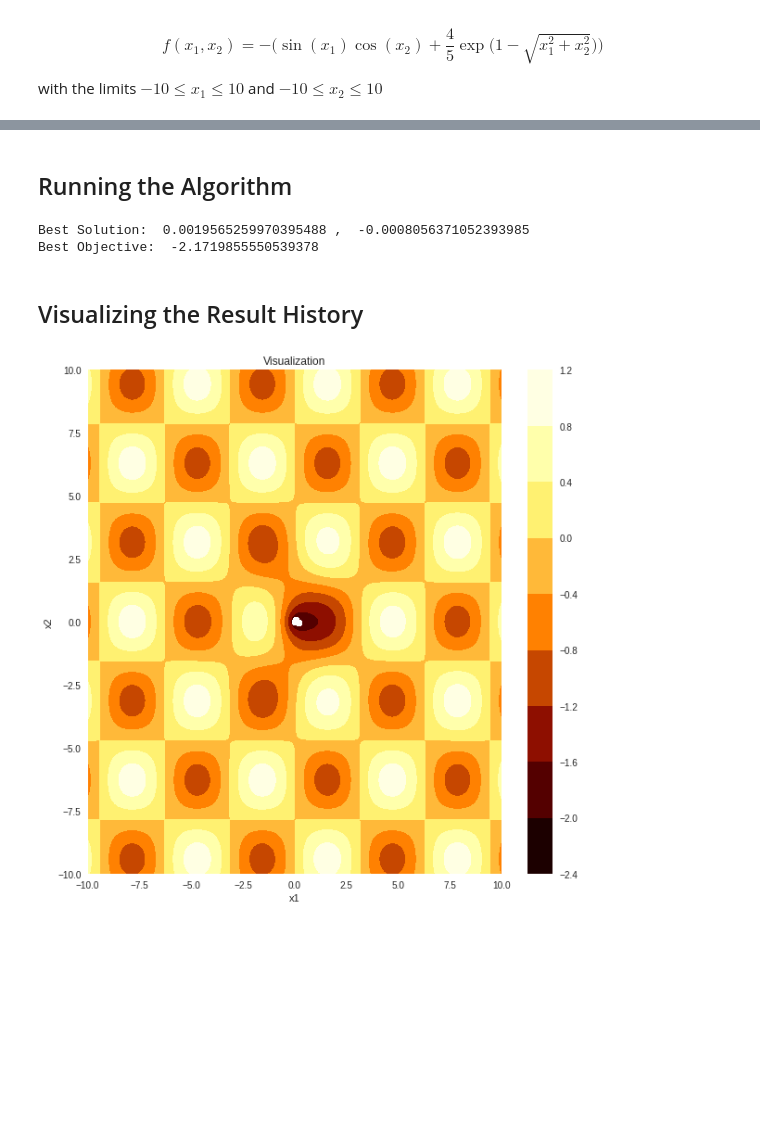
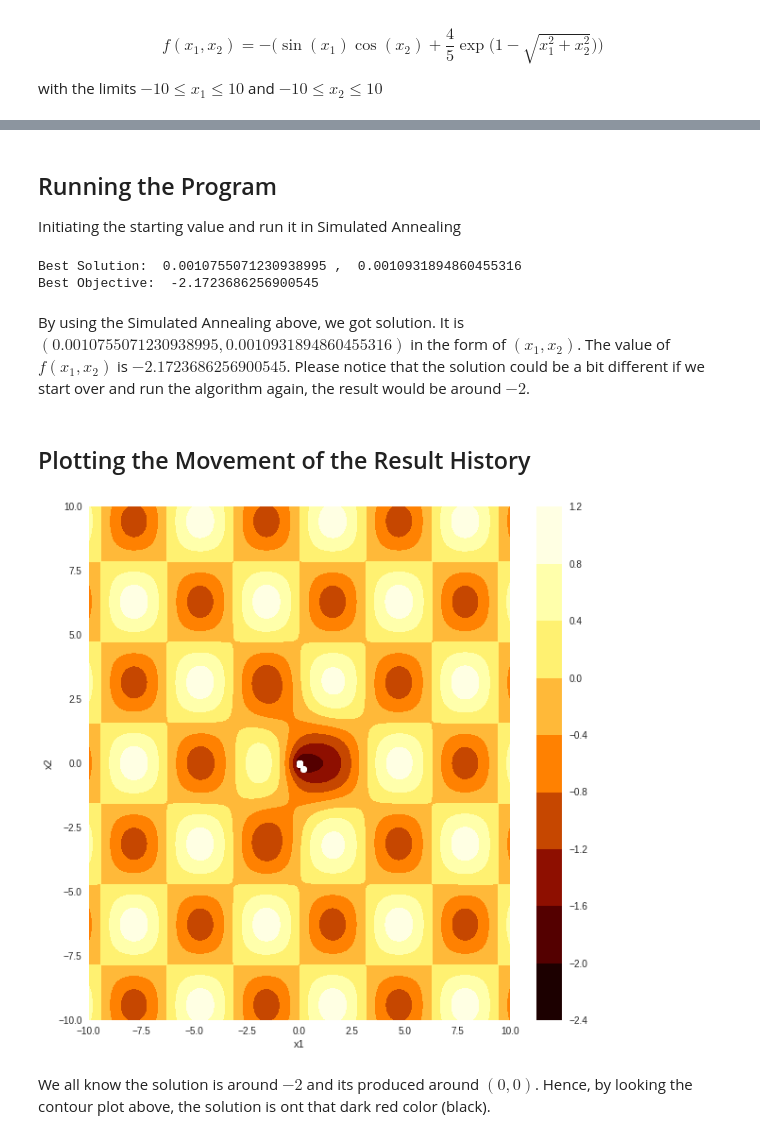
Before and after one commit to ehardi19/simannpy, a Jupyter notebook: simulated-annealing.ipynb, the cells around one changed output, grey strips where cells are left out. Saved outputs shown, nothing was run; the diff lists cells and outputs as text; code cells hidden in the pictures; blank space fills up the shorter version.

Commit message:
Making description of the result

```diff
--- a/simulated-annealing.ipynb
+++ b/simulated-annealing.ipynb
@@ -61,6 +77,10 @@ def acceptance_probability(delta_E, T):
 # %%
-# Main function of the simulated annealing algorithm
 def simulated_annealing(x1, x2, T):
+    """
+    Main function of the simulated annealing algorithm
+    that returning the best solution of given formula
+    """
+
     # Making an array to store the result history
     x1_history = []
     x2_history = []
@@ -71,9 +91,9 @@ def simulated_annealing(x1, x2, T):
     x2_best = x2
     E = E_best = f(x1, x2)
 
-    # Loop until temperature decreased to given value
+    # Loop until temperature decreased until 0.1 * 10^-256
     while T > 0.1e-256:
-        # Iterations
+        # Loop for 1000 times for every new temperature
         for _ in range(1000) :
             # Generate new solution
             x1_new = generate()
@@ -101,30 +121,34 @@ def simulated_annealing(x1, x2, T):
                 P = acceptance_probability(delta_E, T)
                 R = random.uniform(0, 1)
 
+                # Checking the acceptance probability of the current solution is good to try
                 if (R < P):
                     x1 = x1_new
                     x2 = x2_new
 
                     E = E_new
 
-        # Add the current best solution to history array for every annealing schedule
+        # Add the current best solution to history array for every cooling schedule
         x1_history.append(x1_best)
         x2_history.append(x2_best)
         E_history.append(E_best)
 
-        # Annealing Schedule
-        # Decrase the temperature
+        # Cooling Schedule
+        # Decrase the temperature with alpha = 0.99
         T *= 0.99
 
     # Print the result
     print("Best Solution: ", x1, ", ", x2)
     print("Best Objective: ", E_best)
 
+    # Return the history of the solution
     return x1_history, x2_history, E_history
-# %% [markdown]
-## Running the Algorithm
+# %% [markdown]
+## Running the Program
+
+Initiating the starting value and run it in Simulated Annealing
 # %%
-# Initiating temperature
+# Initiating the start temperature
 T = 10000
 
 # Initiating the value of current value
@@ -132,35 +156,38 @@ T = 10000
 x1 = generate()
 x2 = generate()
 
-# Store the result
+# Store the result history
 x, y, z = simulated_annealing(x1, x2, T)
 # %% [output]
-Best Solution:  0.0019565259970395488 ,  -0.0008056371052393985
-Best Objective:  -2.1719855550539378
+Best Solution:  0.0010755071230938995 ,  0.0010931894860455316
+Best Objective:  -2.1723686256900545
+# %% [markdown]
+By using the Simulated Annealing above, we got solution. It is $(0.0010755071230938995 ,  0.0010931894860455316)$ in the form of $(x_1, x_2)$. The value of $f(x_1, x_2)$ is $-2.1723686256900545$. Please notice that the solution could be a bit different if we start over and run the algorithm again, the result would be around $-2$.
 # %% [markdown]
-## Visualizing the Result History
+## Plotting the Movement of the Result History
 # %%
 i1 = np.arange(-10, 10, 0.01)
 i2 = np.arange(-10, 10, 0.01)
 
 x1m, x2m = np.meshgrid(i1, i2)
 fm = np.zeros(x1m.shape)
 
 for i in range(x1m.shape[0]):
     for j in range(x1m.shape[1]):
         fm[i][j] = f(x1m[i][j], x2m[i][j])
 
 plt.figure(figsize=(10, 10))
 plt.contourf(x1m, x2m, fm, cmap='afmhot')
-plt.title('Visualization')
 plt.xlabel('x1')
 plt.ylabel('x2')
 plt.plot(x, y, 'y-o', color='white')
 plt.colorbar()
 
 plt.show()
 # %% [output]
-[figure, old version]
+[figure, new version]
+# %% [markdown]
+We all know the solution is around $-2$ and its produced around $(0, 0)$. Hence, by looking the contour plot above, the solution is ont that dark red color (black).
 # %%
 fig = plt.figure()
 obj = fig.add_subplot(211)
```
Also changed, not shown: parts of 15 cells of this notebook.
